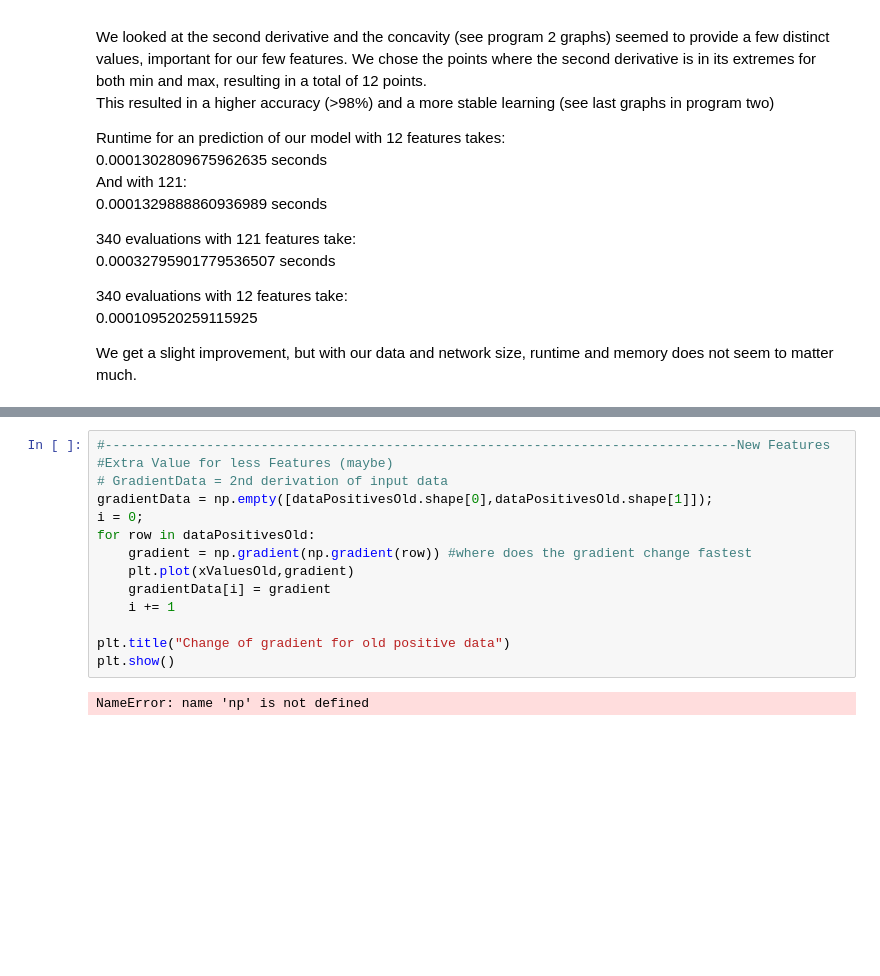
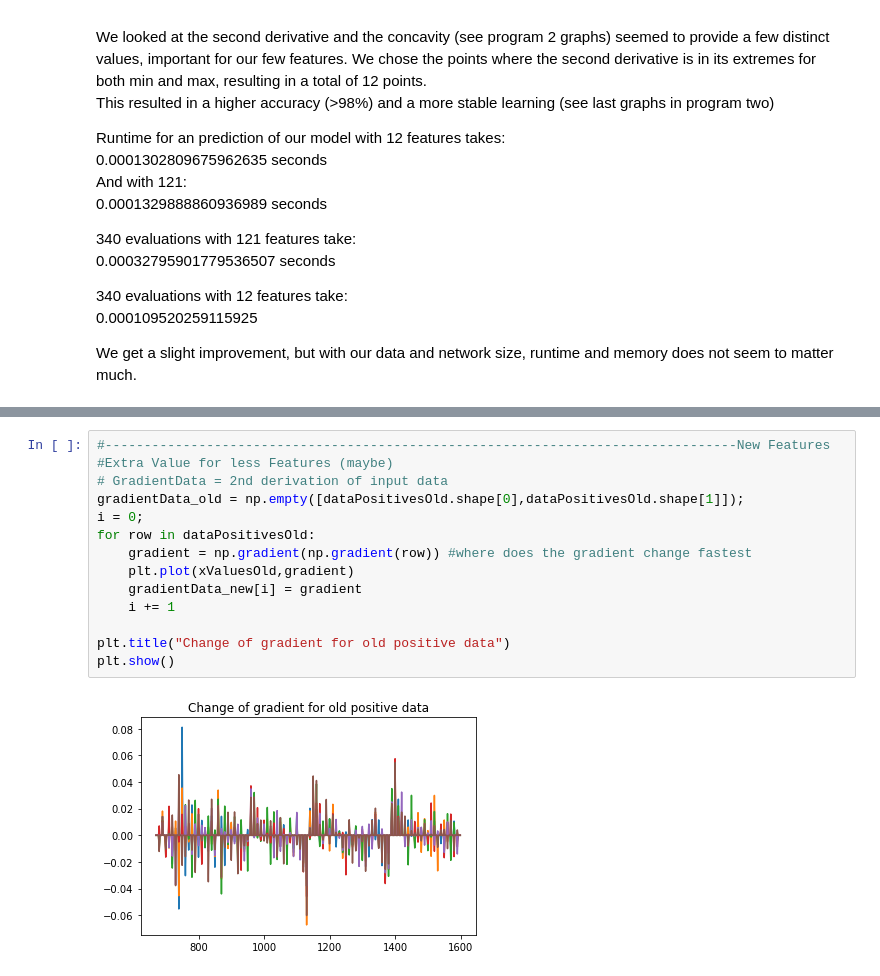
Before and after one commit to Genises/H-BRS_NeuralNetworks, a Jupyter notebook: NN_Project_29.10.2018.ipynb, the cells around one changed output, grey strips where cells are left out. Saved outputs shown, nothing was run; the diff lists cells and outputs as text; blank space fills up the shorter version.

```diff
--- a/NN_Project_29.10.2018.ipynb
+++ b/NN_Project_29.10.2018.ipynb
@@ -225,16 +240,16 @@ NameError: name 'dataNegativesOld' is not defined
 # %%
 #---------------------------------------------------------------------------------New Features
 #Extra Value for less Features (maybe)
 # GradientData = 2nd derivation of input data
-gradientData = np.empty([dataPositivesOld.shape[0],dataPositivesOld.shape[1]]);
+gradientData_old = np.empty([dataPositivesOld.shape[0],dataPositivesOld.shape[1]]);
 i = 0;
 for row in dataPositivesOld:
     gradient = np.gradient(np.gradient(row)) #where does the gradient change fastest
     plt.plot(xValuesOld,gradient)
-    gradientData[i] = gradient
+    gradientData_new[i] = gradient
     i += 1
 
 plt.title("Change of gradient for old positive data")
 plt.show()
 # %% [output]
-NameError: name 'np' is not defined
+[figure, added]
```
Also changed, not shown: parts of 19 cells of this notebook.
